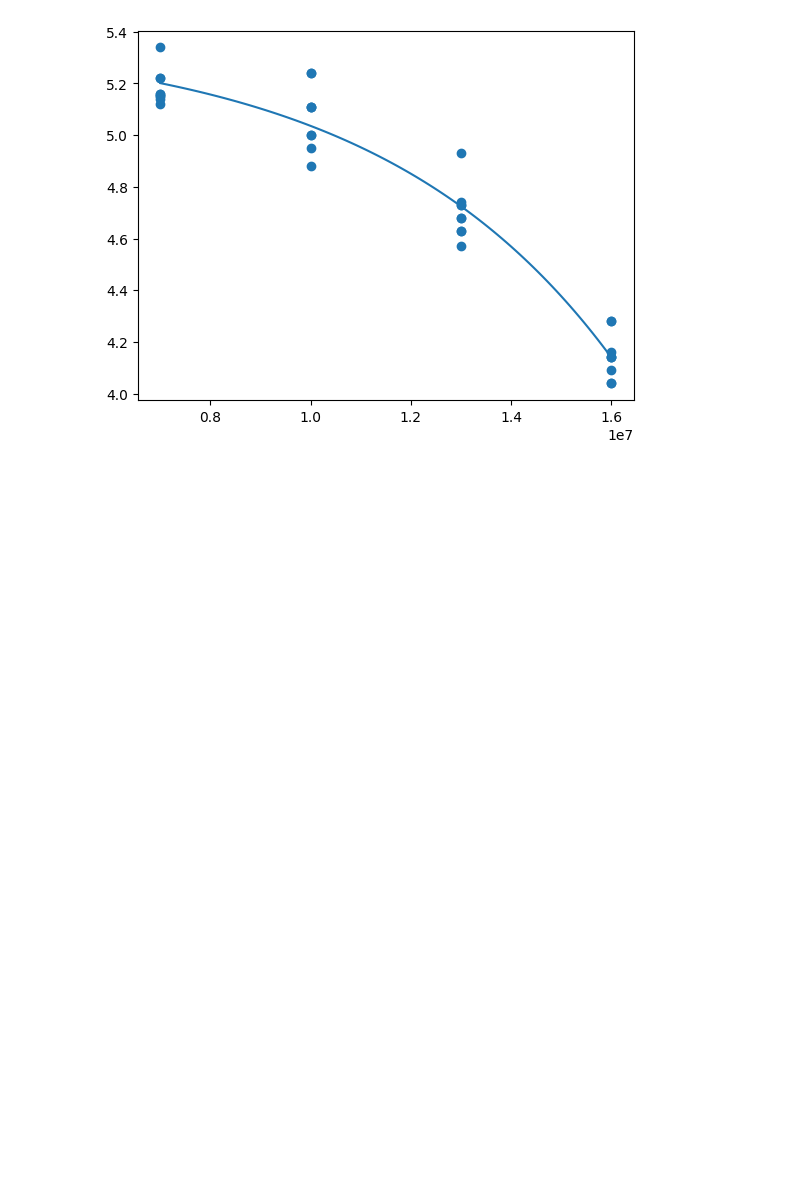
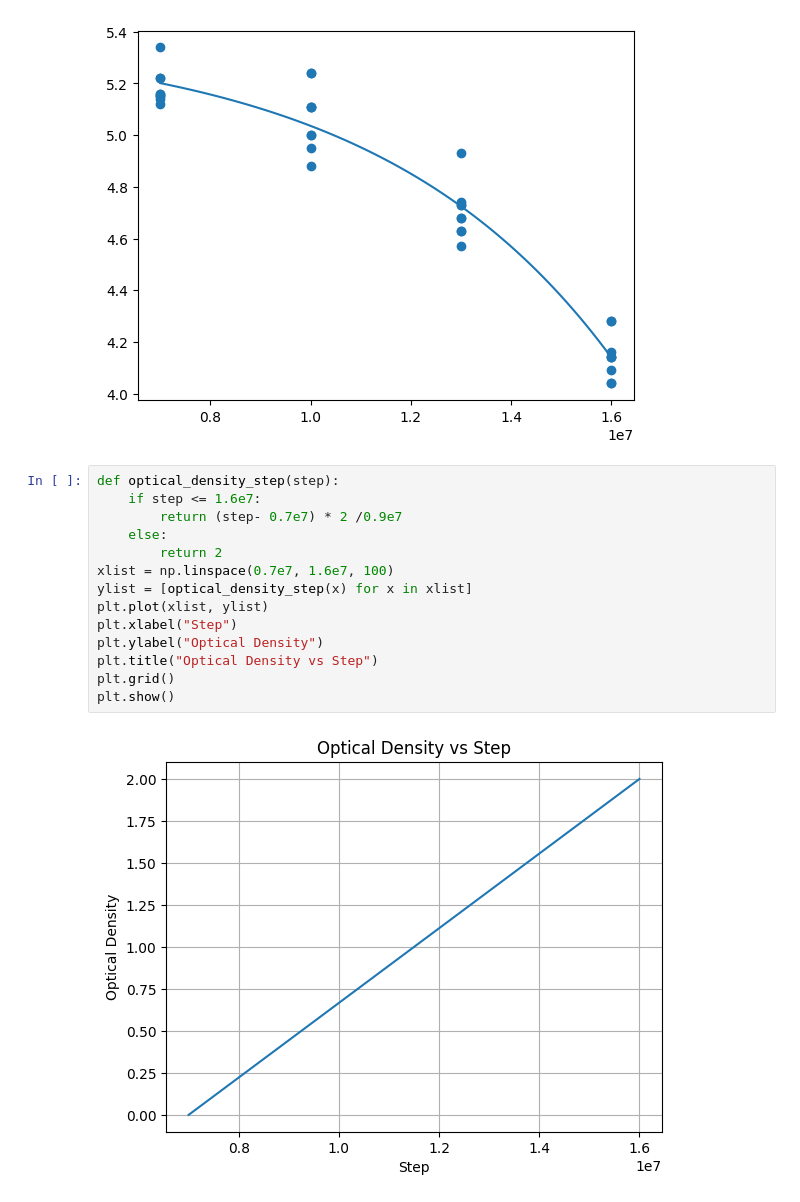
Before and after one commit to chiashi-lab/pl, a Jupyter notebook: notebook/analyse.ipynb, the cells around one changed output. Drawn from its saved outputs; the diff is of its cells as text; blank space fills up the shorter version.

```diff
--- a/notebook/analyse.ipynb
+++ b/notebook/analyse.ipynb
@@ -185,3 +185,19 @@ plt.show()
 # %% [output]
 [2.92800423e-01 2.10349362e-07 9.10476001e+06 5.38950106e+00]
 [figure]
+# %%
+def optical_density_step(step):
+    if step <= 1.6e7:
+        return (step- 0.7e7) * 2 /0.9e7
+    else:
+        return 2
+xlist = np.linspace(0.7e7, 1.6e7, 100)
+ylist = [optical_density_step(x) for x in xlist]
+plt.plot(xlist, ylist)
+plt.xlabel("Step")
+plt.ylabel("Optical Density")
+plt.title("Optical Density vs Step")
+plt.grid()
+plt.show()
+# %% [output]
+[figure, added]
```
Also changed, not shown: parts of 6 cells of this notebook, 2 other files.
